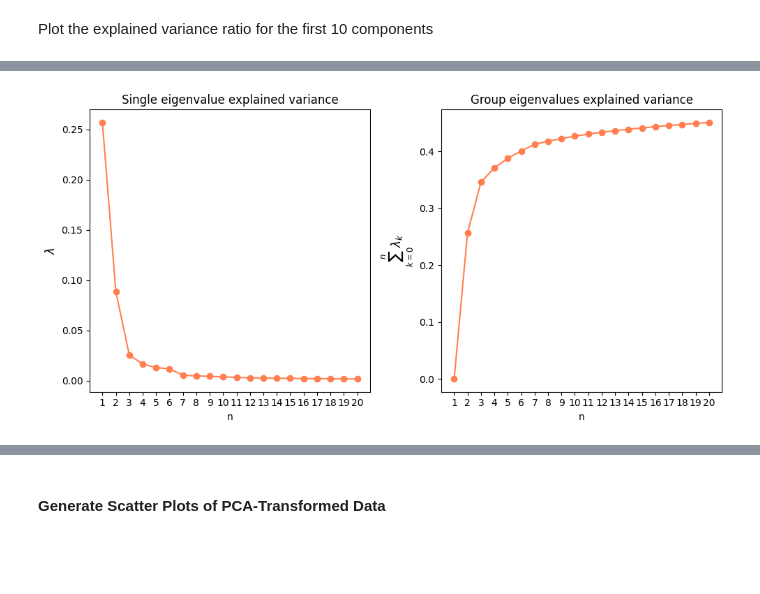
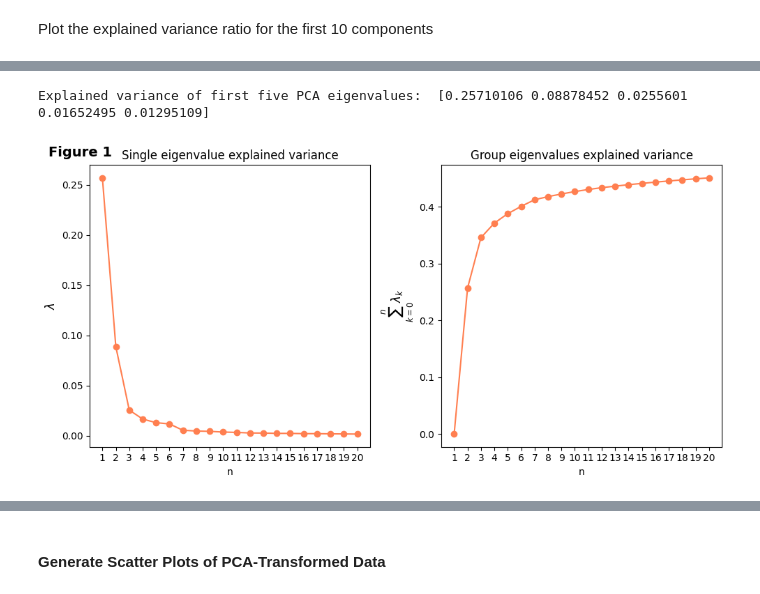
Before and after one commit to JackBlueBird/MHPC.ML.Group.Project.Team.2, a Jupyter notebook: Project2.ipynb, the cells around one changed output, grey strips where cells are left out. Drawn from its saved outputs; the diff is of its cells as text; code cells hidden in the pictures; blank space fills up the shorter version.

```diff
--- a/Project2.ipynb
+++ b/Project2.ipynb
@@ -167,25 +167,34 @@ Total Explained Variance for 'WithGala' dataset: 0.4525914
+# %%
+print("Explained variance of first five PCA eigenvalues: ", pca_withgalah.explained_variance_ratio_[:5])
+# %% [output]
+Explained variance of first five PCA eigenvalues:  [0.25710106 0.08878452 0.0255601  0.01652495 0.01295109]
 # %%
 # Create a figure with 1 row and 2 columns for side-by-side plots
-fig, axs = plt.subplots(1, 2, figsize=(10, 5))
+fig = plt.figure(1, figsize=(10, 5))  # Here, we assign a number to the figure
+axs = fig.subplots(1, 2)  # Use subplots to create two subplots
+#fig, axs = plt.subplots(1, 2, figsize=(10, 5))
+
+fig.text(0.02, 0.98, 'Figure 1', fontsize=14, ha='left', va='top', weight='bold')
 
 # First plot (on the left)
 axs[0].plot(np.arange(1, 21), pca_withgalah.explained_variance_ratio_[0:20], marker='o', color = 'coral')
 axs[0].set_title('Single eigenvalue explained variance')
 axs[0].set_ylabel('$\lambda$', fontsize=12)
 axs[0].set_xlabel('n')
 axs[0].set_xticks(np.arange(1, 21))
 #axs[0].legend()
 
 # Second plot (on the right)
 axs[1].plot(np.arange(1, 21), pca_withgala_group_variance, marker='o',color = 'coral')
 axs[1].set_title('Group eigenvalues explained variance')
 axs[1].set_ylabel('$\sum_{k=0}^n\lambda_k$', fontsize=12)
 axs[1].set_xlabel('n')
 axs[1].set_xticks(np.arange(1, 21))
 #axs[1].legend()
 
 
 # Adjust layout to avoid overlap
 plt.tight_layout()
+plt.show()
 # %% [output]
-[figure, old version]
+[figure, new version]
```
Also changed, not shown: parts of 13 cells of this notebook.
